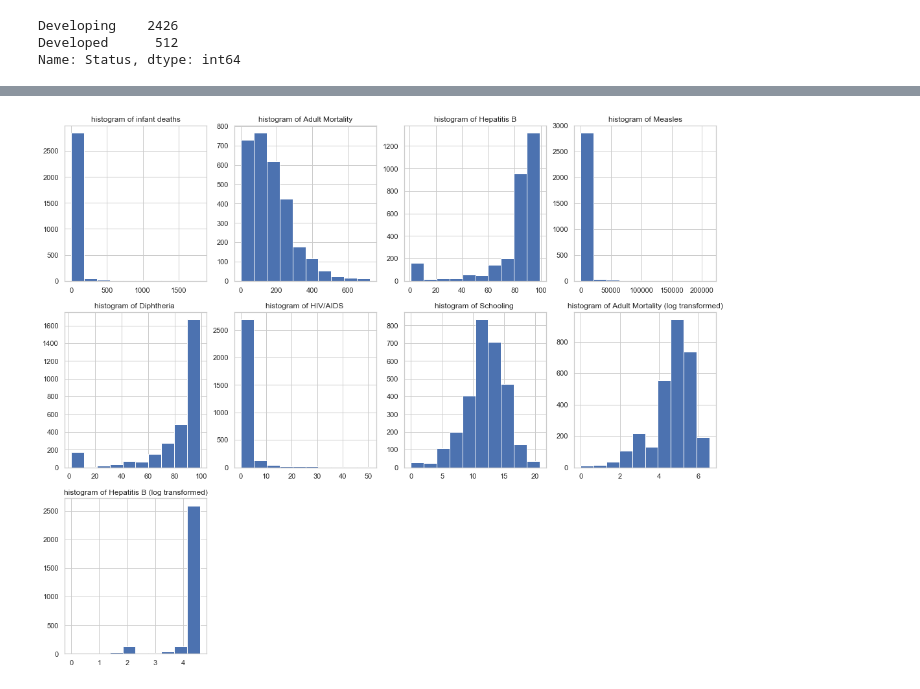
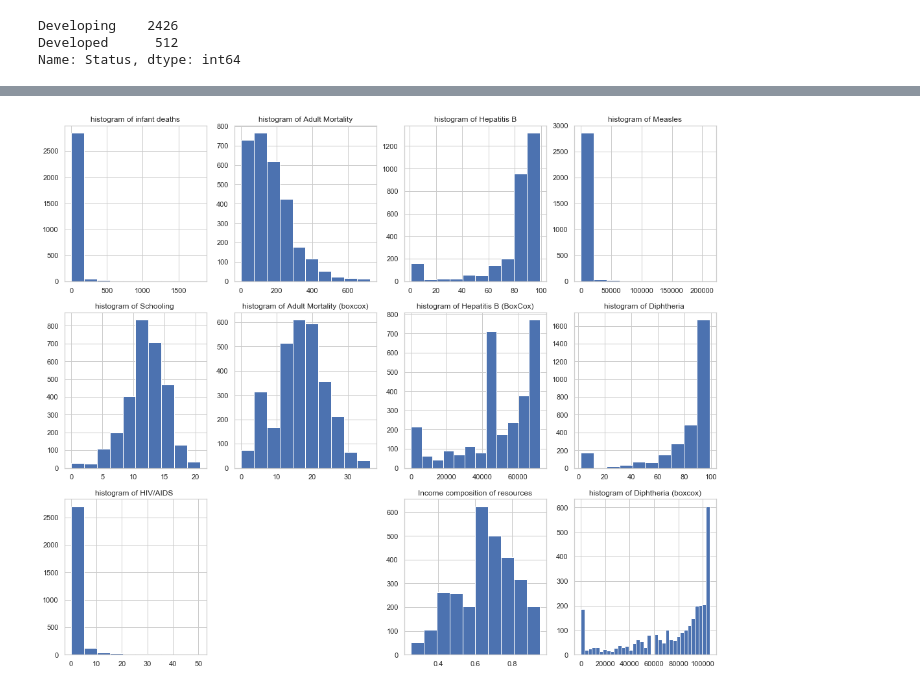
Before and after one commit to bmagnificent86/MODULE-20_CHALLENGE, a Jupyter notebook: MODULE 20_CHALLENGE.ipynb, the cells around one changed output, grey strips where cells are left out. Saved outputs shown, nothing was run; the diff lists cells and outputs as text; code cells hidden in the pictures.

```diff
--- a/MODULE 20_CHALLENGE.ipynb
+++ b/MODULE 20_CHALLENGE.ipynb
@@ -250,50 +255,64 @@ WHO_WB_df.corr()
+# %%
+#converting some variables to have boxcox output
+
+WHO_Adult_Mortality_boxcox,_ = boxcox(WHO_WB_df["Adult Mortality"])
+
+WHO_Diphtheria_boxcox,_ = boxcox(WHO_WB_df["Diphtheria "])
+
+HepB_boxcox,_ = boxcox(WHO_WB_df["Hepatitis B"])
+
+WHO_WB_df["Income composition of resources"].replace([np.inf, -np.inf],np.nan)
+WHO_WB_df["Income composition of resources"].fillna(WHO_WB_df["Income composition of resources"].mean(), inplace=True)
+WHO_WB_df["Income composition of resources"].replace(0,WHO_WB_df["Income composition of resources"].mean(), inplace=True)
 # %%
 plt.figure(figsize=(18,15))
 
 plt.subplot(3,4,1)
 plt.hist(WHO_WB_df["infant deaths"])
 plt.title('histogram of infant deaths')
 
 plt.subplot(3,4,2)
 plt.hist(WHO_WB_df["Adult Mortality"])
-plt.title('histogram of Adult Mortality')
+plt.title( "histogram of Adult Mortality" )
 
 plt.subplot(3,4,3)
 plt.hist(WHO_WB_df["Hepatitis B"])
 plt.title('histogram of Hepatitis B')
 
-
 plt.subplot(3,4,4)
 plt.hist(WHO_WB_df["Measles "])
 plt.title('histogram of Measles')
 
-
-plt.subplot(3,4,5)
+plt.subplot(3,4,8)
 plt.hist(WHO_WB_df["Diphtheria "])
 plt.title('histogram of Diphtheria ')
 
+plt.subplot(3,4,5)
+plt.hist(WHO_WB_df["Schooling"])
+plt.title('histogram of Schooling ')
+
 plt.subplot(3,4,6)
+plt.hist(WHO_Adult_Mortality_boxcox)
+plt.title('histogram of Adult Mortality (boxcox)')
+
+plt.subplot(3,4,7)
+plt.hist(HepB_boxcox,bins = 12)
+plt.title("histogram of Hepatitis B (BoxCox)")
+
+plt.subplot(3,4,9)
 plt.hist(WHO_WB_df[" HIV/AIDS"])
 plt.title('histogram of HIV/AIDS ')
 
-plt.subplot(3,4,7)
-plt.hist(WHO_WB_df["Schooling"])
-plt.title('histogram of Schooling ')
+plt.subplot(3,4,12)
+plt.hist(WHO_Diphtheria_boxcox,bins=35)
+plt.title('histogram of Diphtheria (boxcox)')
 
-
-plt.subplot(3,4,8)
-plt.hist(np.log(WHO_WB_df["Adult Mortality"]))
-plt.title("histogram of Adult Mortality (log transformed)")
-
-
-plt.subplot(3,4,9)
-plt.hist(np.log(WHO_WB_df["Hepatitis B"]))
-plt.title("histogram of Hepatitis B (log transformed)")
-
-
+plt.subplot(3,4,11)
+plt.hist(WHO_WB_df["Income composition of resources"])
+plt.title("Income composition of resources")
 
 
 
 plt.show()
 # %% [output]
-[figure, old version]
+[figure, new version]
```
Also changed, not shown: parts of 41 cells of this notebook.
